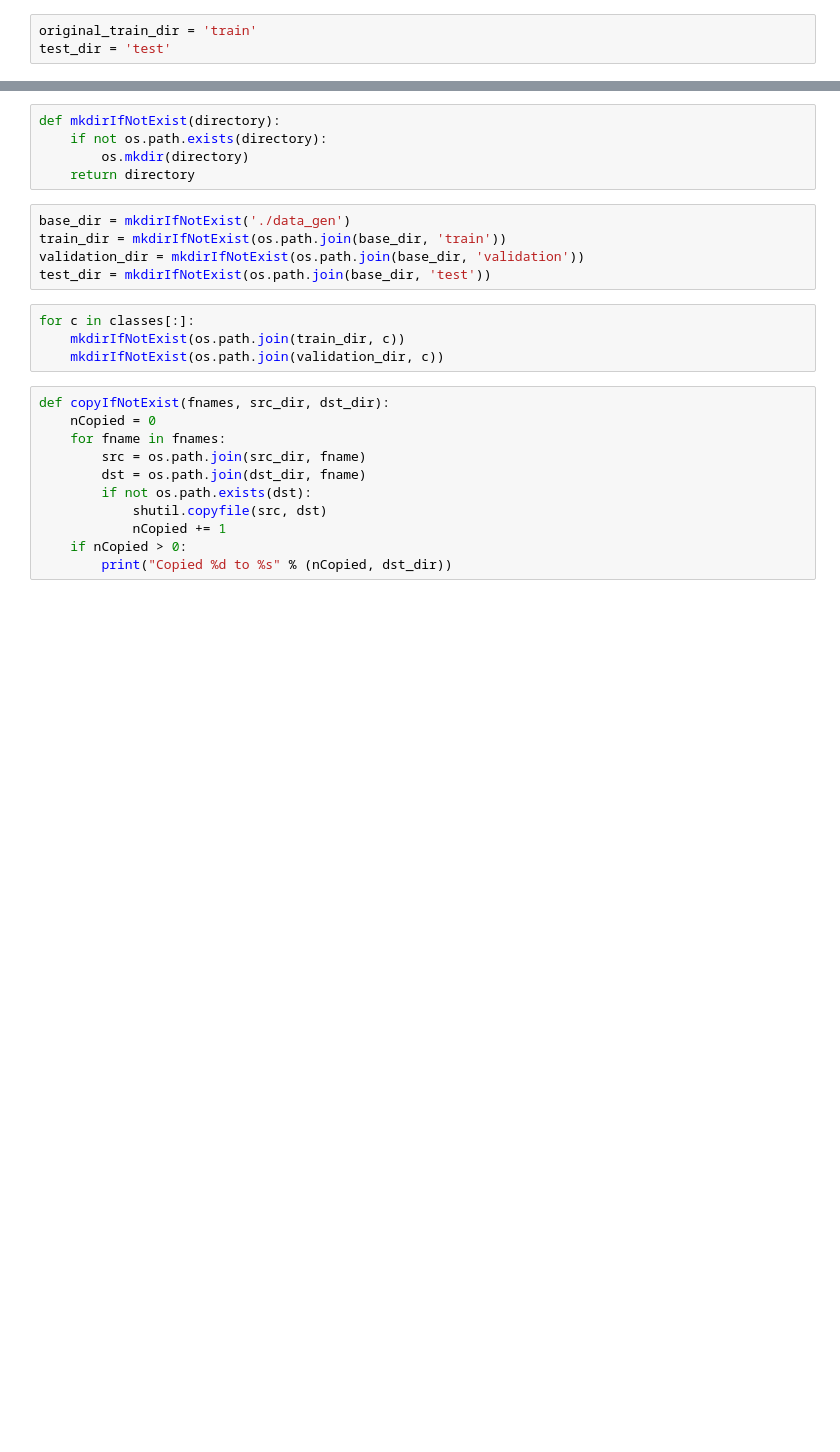
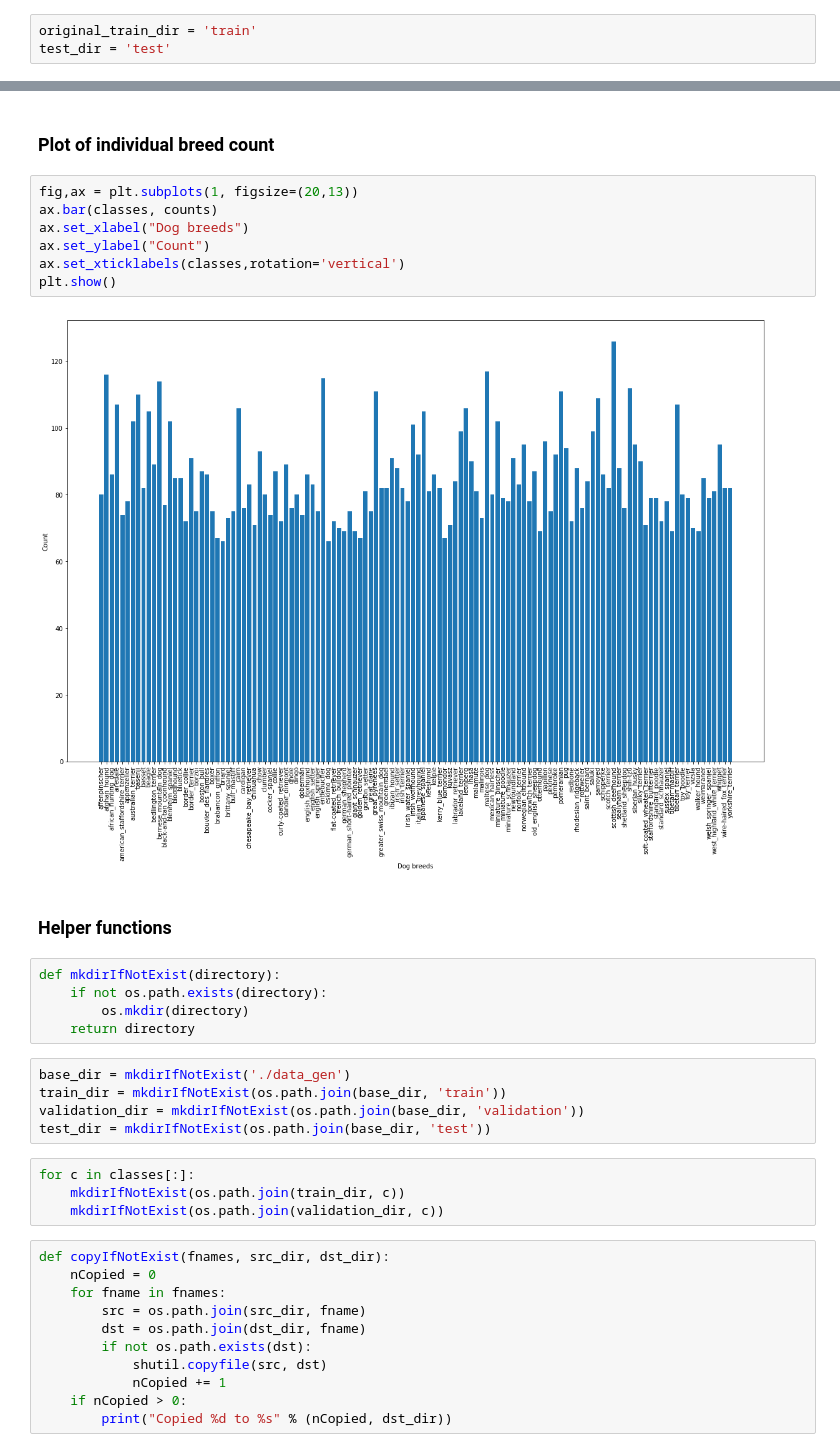
Before and after one commit to abinesh1/dog-breed-classifier, a Jupyter notebook: dog_breed_classification.ipynb, the cells around one changed output, grey strips where cells are left out. Cells and saved outputs as stored; diff of their text form; blank space fills up the shorter version.

```diff
--- a/dog_breed_classification.ipynb
+++ b/dog_breed_classification.ipynb
@@ -16,3 +61,16 @@ There are 120
+# %% [markdown]
+### Plot of individual breed count
+# %%
+fig,ax = plt.subplots(1, figsize=(20,13))
+ax.bar(classes, counts)
+ax.set_xlabel("Dog breeds")
+ax.set_ylabel("Count")
+ax.set_xticklabels(classes,rotation='vertical')
+plt.show()
+# %% [output]
+[figure, added]
+# %% [markdown]
+### Helper functions
 # %%
 def mkdirIfNotExist(directory):
     if not os.path.exists(directory):
```
Also changed, not shown: parts of 29 cells of this notebook.
